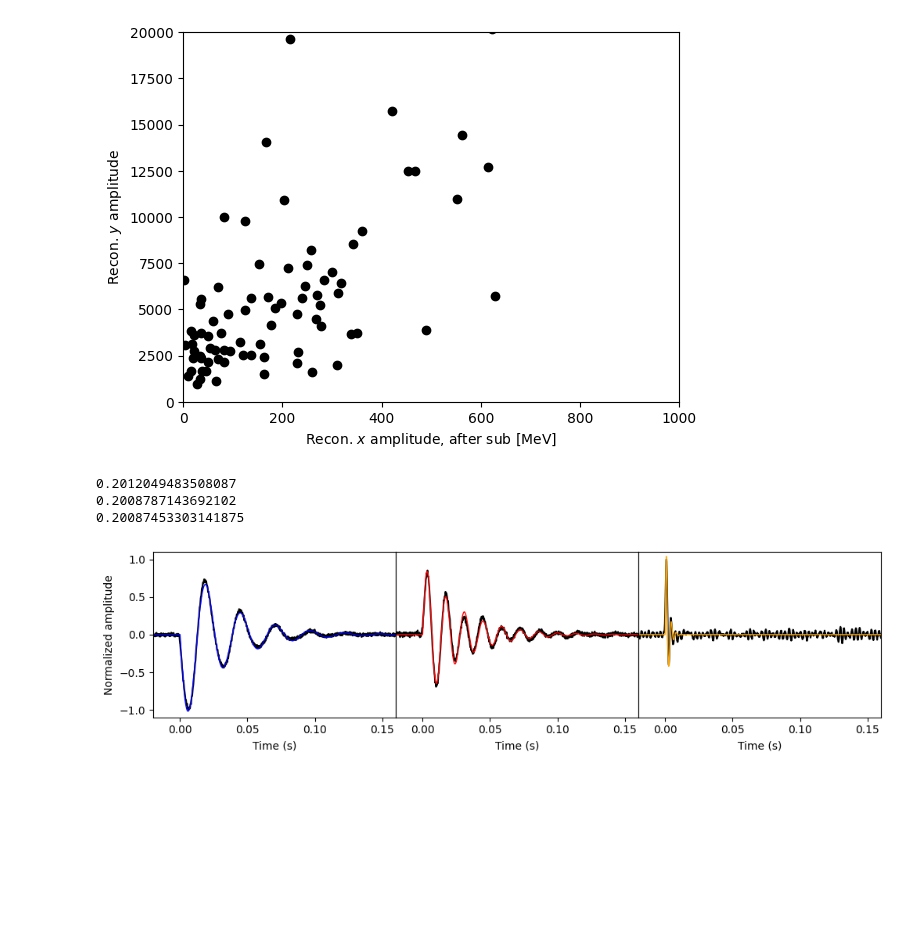
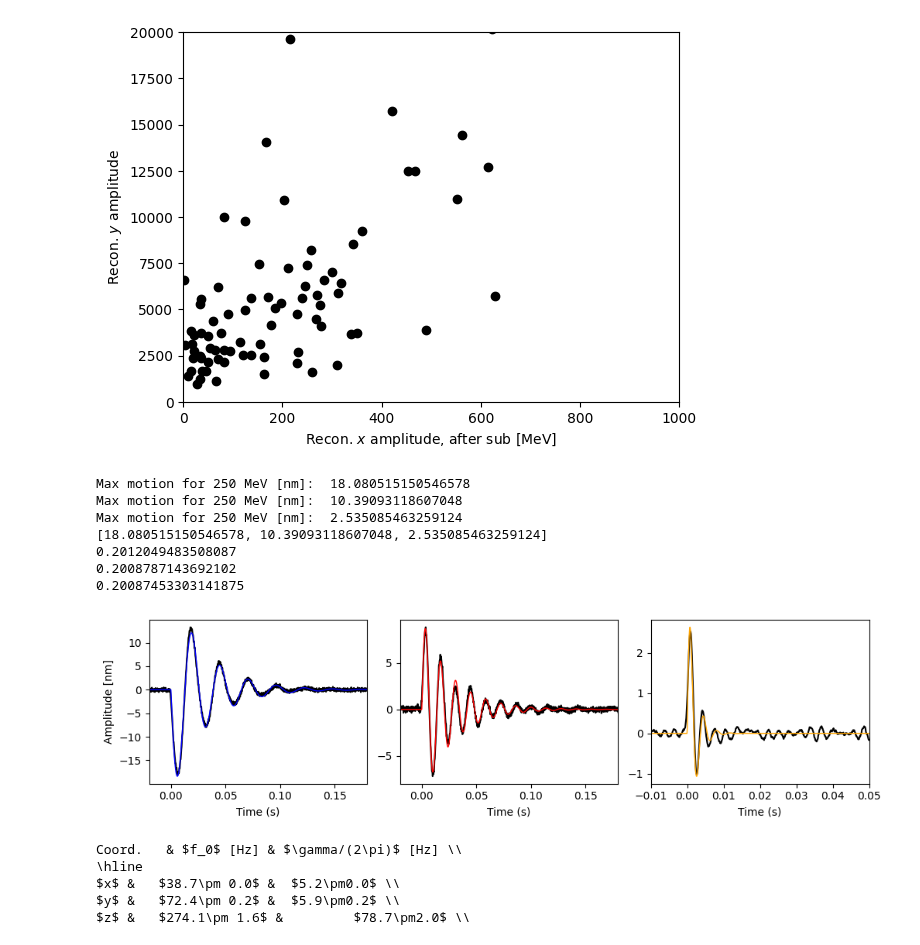
Before and after one commit to Moore-Lab/decay_analysis, a Jupyter notebook: paper_figures.ipynb, the cells around one changed output. Cells and saved outputs as stored; diff of their text form; code cells hidden in the pictures; blank space fills up the shorter version.

Commit message:
updates to noise plot

```diff
--- a/paper_figures.ipynb
+++ b/paper_figures.ipynb
@@ -763,19 +763,58 @@ for curr_path in calib_data:
             else:
                 calib_file_dict[coord] = {}
                 calib_file_dict[coord][impulse_amp] = [file,]
-# %%
-
-importlib.reload(bu)
-fit_pars_dict = {'x': [-1,2*np.pi*30,10,0.20],
-                 'y': [-1,2*np.pi*70,10,0.20],
-                 'z': [-1,2*np.pi*120,30,0.20]}
-## plot with smaller x range
-fig = bu.get_average_template_paper(calib_file_dict, make_plots=True, fit_pars=fit_pars_dict,
-                                     drive_idx=10, xrange=[-0.02, 0.16])
-
-plt.savefig("impulse_response.pdf", bbox_inches='tight')
-# %% [output]
-0.2012049483508087
-0.2008787143692102
-0.20087453303141875
-[figure, removed]
+# %%
+
+importlib.reload(bu)
+fit_pars_dict = {'x': [-1,2*np.pi*30,10,0.20],
+                 'y': [-1,2*np.pi*70,10,0.20],
+                 'z': [-1,2*np.pi*120,30,0.20]}
+## plot with smaller x range
+template_dict, template_dict_fit, fit_vals, norm_dict = bu.get_average_template_3D(calib_file_dict, make_plots=True,
+                                                                        fit_pars=fit_pars_dict, drive_idx=10)
+plt.close('all')
+
+## using the above, we can calibrate into volts per meters
+volts_per_meters = {}
+MeV_to_kgms = 5.34e-22 ## 1 MeV in kg*m/s
+msphere = 2.5e-14 ## 3 um sphere @ 1.8 g/cm^3 in kg
+nlist = []
+coord_list = ['x', 'y', 'z']
+for coord in coord_list:
+    fp = fit_vals[coord][coord]
+    omega0, gam = fp[1], fp[2]
+    omega1 = np.sqrt( omega0**2 - gam**2 )
+    t = np.linspace(0, 10/(omega0/(2*np.pi)), 1000) ## 10 periods
+    p0 = norm_dict[coord + "_amp"] * MeV_to_kgms
+    volts_per_meters[coord] = norm_dict[coord]/(p0*np.max(np.exp(-gam*t)*np.sin(omega1*t))/(msphere*omega1))
+    #print(volts_per_meters[coord])
+    n1 = p0*np.max(np.exp(-gam*t)*np.sin(omega1*t))/(msphere*omega1)*1e9
+    print("Max motion for 250 MeV [nm]: ", n1)
+    nlist.append(n1)
+print(nlist)
+
+fig = bu.get_average_template_paper(calib_file_dict, make_plots=True, fit_pars=fit_pars_dict, drive_idx=10, norm_vals = nlist, xrange=[-0.02, 0.18])
+
+plt.savefig("impulse_response.pdf", bbox_inches='tight')
+# %% [output]
+Max motion for 250 MeV [nm]:  18.080515150546578
+Max motion for 250 MeV [nm]:  10.39093118607048
+Max motion for 250 MeV [nm]:  2.535085463259124
+[18.080515150546578, 10.39093118607048, 2.535085463259124]
+0.2012049483508087
+0.2008787143692102
+0.20087453303141875
+[figure, added]
+# %%
+coord_list = ['x', 'y', 'z']
+print("Coord. \t & $f_0$ [Hz] & $\gamma/(2\pi)$ [Hz] \\\\")
+print("\hline")
+for coord in coord_list:
+    fp = fit_vals[coord][coord]
+    print("$%s$ & \t$%.1f\pm %.1f$ &\t $%.1f\pm%.1f$ \\\\"%(coord, fp[1]/(2*np.pi), fp[5]/(2*np.pi), fp[2]/(2*np.pi), fp[6]/(2*np.pi)))
+# %% [output]
+Coord.   & $f_0$ [Hz] & $\gamma/(2\pi)$ [Hz] \\
+\hline
+$x$ &   $38.7\pm 0.0$ &  $5.2\pm0.0$ \\
+$y$ &   $72.4\pm 0.2$ &  $5.9\pm0.2$ \\
+$z$ &   $274.1\pm 1.6$ &         $78.7\pm2.0$ \\
```
Also changed, not shown: parts of 1 cell of this notebook, 1 other file.
